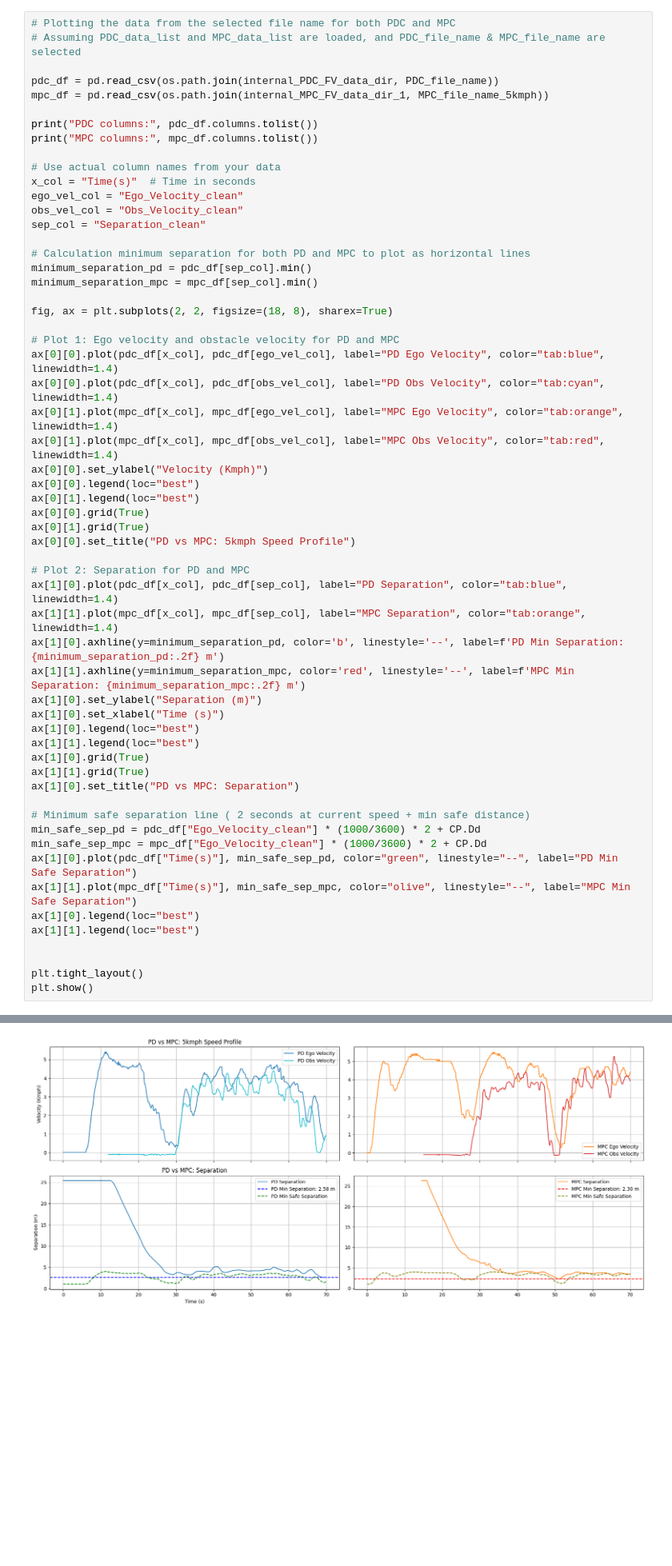
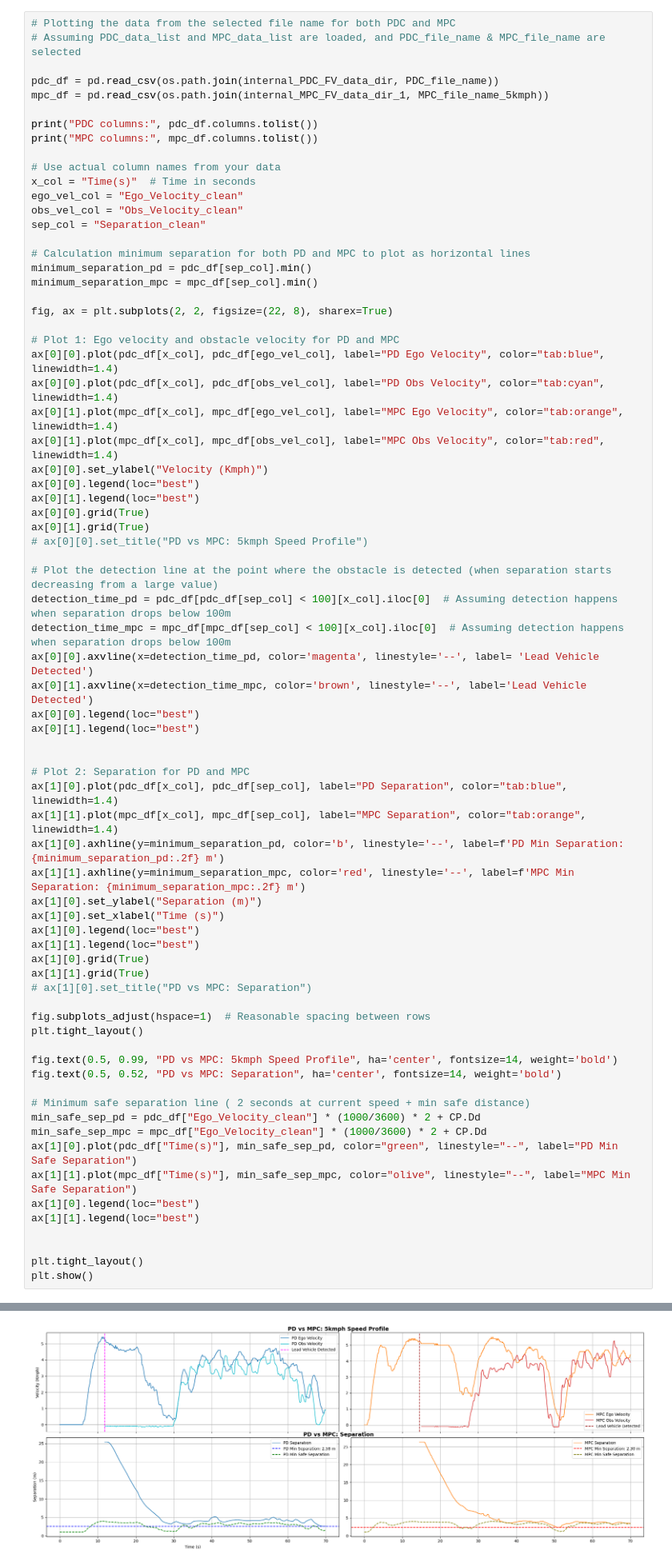
Before and after one commit to Santhosh4888/Adaptive-Cruise-Control, a Jupyter notebook: 9_Vehicle_Testing_Results/Testing_Using_Radar/Plot_Comparisions/PDC_VS_MPC_Comparison_FV.ipynb, the cells around one changed output, grey strips where cells are left out. Shown at 80% size. Drawn from its saved outputs; the diff is of its cells as text; blank space fills up the shorter version.

```diff
--- a/9_Vehicle_Testing_Results/Testing_Using_Radar/Plot_Comparisions/PDC_VS_MPC_Comparison_FV.ipynb
+++ b/9_Vehicle_Testing_Results/Testing_Using_Radar/Plot_Comparisions/PDC_VS_MPC_Comparison_FV.ipynb
@@ -124,7 +126,7 @@ sep_col = "Separation_clean"
 minimum_separation_pd = pdc_df[sep_col].min()
 minimum_separation_mpc = mpc_df[sep_col].min()
 
-fig, ax = plt.subplots(2, 2, figsize=(18, 8), sharex=True)
+fig, ax = plt.subplots(2, 2, figsize=(22, 8), sharex=True)
 
 # Plot 1: Ego velocity and obstacle velocity for PD and MPC
 ax[0][0].plot(pdc_df[x_col], pdc_df[ego_vel_col], label="PD Ego Velocity", color="tab:blue", linewidth=1.4)
@@ -136,33 +138,48 @@ ax[0][0].legend(loc="best")
 ax[0][1].legend(loc="best")
 ax[0][0].grid(True)
 ax[0][1].grid(True)
-ax[0][0].set_title("PD vs MPC: 5kmph Speed Profile")
+# ax[0][0].set_title("PD vs MPC: 5kmph Speed Profile")
+
+# Plot the detection line at the point where the obstacle is detected (when separation starts decreasing from a large value)
+detection_time_pd = pdc_df[pdc_df[sep_col] < 100][x_col].iloc[0]  # Assuming detection happens when separation drops below 100m
+detection_time_mpc = mpc_df[mpc_df[sep_col] < 100][x_col].iloc[0]  # Assuming detection happens when separation drops below 100m
+ax[0][0].axvline(x=detection_time_pd, color='magenta', linestyle='--', label= 'Lead Vehicle Detected')
+ax[0][1].axvline(x=detection_time_mpc, color='brown', linestyle='--', label='Lead Vehicle Detected')
+ax[0][0].legend(loc="best")
+ax[0][1].legend(loc="best")
+
 
 # Plot 2: Separation for PD and MPC
 ax[1][0].plot(pdc_df[x_col], pdc_df[sep_col], label="PD Separation", color="tab:blue", linewidth=1.4)
 ax[1][1].plot(mpc_df[x_col], mpc_df[sep_col], label="MPC Separation", color="tab:orange", linewidth=1.4)
 ax[1][0].axhline(y=minimum_separation_pd, color='b', linestyle='--', label=f'PD Min Separation: {minimum_separation_pd:.2f} m')
 ax[1][1].axhline(y=minimum_separation_mpc, color='red', linestyle='--', label=f'MPC Min Separation: {minimum_separation_mpc:.2f} m')
 ax[1][0].set_ylabel("Separation (m)")
 ax[1][0].set_xlabel("Time (s)")
 ax[1][0].legend(loc="best")
 ax[1][1].legend(loc="best")
 ax[1][0].grid(True)
 ax[1][1].grid(True)
-ax[1][0].set_title("PD vs MPC: Separation")
+# ax[1][0].set_title("PD vs MPC: Separation")
+
+fig.subplots_adjust(hspace=1)  # Reasonable spacing between rows
+plt.tight_layout()
+
+fig.text(0.5, 0.99, "PD vs MPC: 5kmph Speed Profile", ha='center', fontsize=14, weight='bold')
+fig.text(0.5, 0.52, "PD vs MPC: Separation", ha='center', fontsize=14, weight='bold')
 
 # Minimum safe separation line ( 2 seconds at current speed + min safe distance)
 min_safe_sep_pd = pdc_df["Ego_Velocity_clean"] * (1000/3600) * 2 + CP.Dd
 min_safe_sep_mpc = mpc_df["Ego_Velocity_clean"] * (1000/3600) * 2 + CP.Dd
 ax[1][0].plot(pdc_df["Time(s)"], min_safe_sep_pd, color="green", linestyle="--", label="PD Min Safe Separation")
 ax[1][1].plot(mpc_df["Time(s)"], min_safe_sep_mpc, color="olive", linestyle="--", label="MPC Min Safe Separation")
 ax[1][0].legend(loc="best")
 ax[1][1].legend(loc="best")
 
 
 plt.tight_layout()
 plt.show()
 # %% [output]
 PDC columns: ['Ego_Position(m)', 'Ego_Velocity(m/s)', 'Obs_Position(m)', 'Obs_Velocity(m/s)', 'Separation(m)', 'Relative velocity(m/s)', 'Time(s)', 'Time', 'Ego_Velocity_kmph', 'Obs_Velocity_kmph', 'E ...
 MPC columns: ['Ego_Position(m)', 'Ego_Velocity(m/s)', 'Obs_Position(m)', 'Obs_Velocity(m/s)', 'Separation(m)', 'Relative velocity(m/s)', 'Time(s)', 'Time', 'Ego_Velocity_kmph', 'Obs_Velocity_kmph', 'E ...
-[figure, old version]
+[figure, new version]
```
Also changed, not shown: parts of 3 cells of this notebook, 35 other files.
